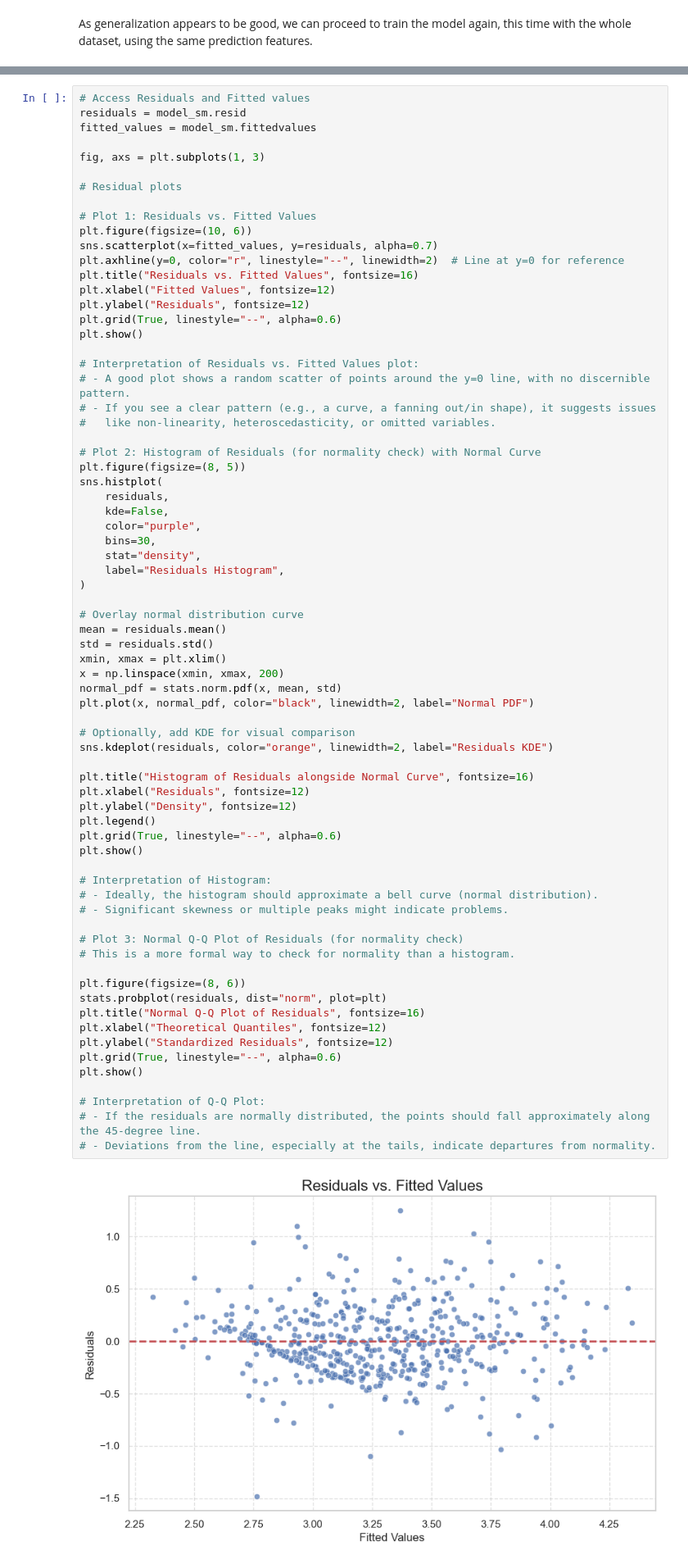
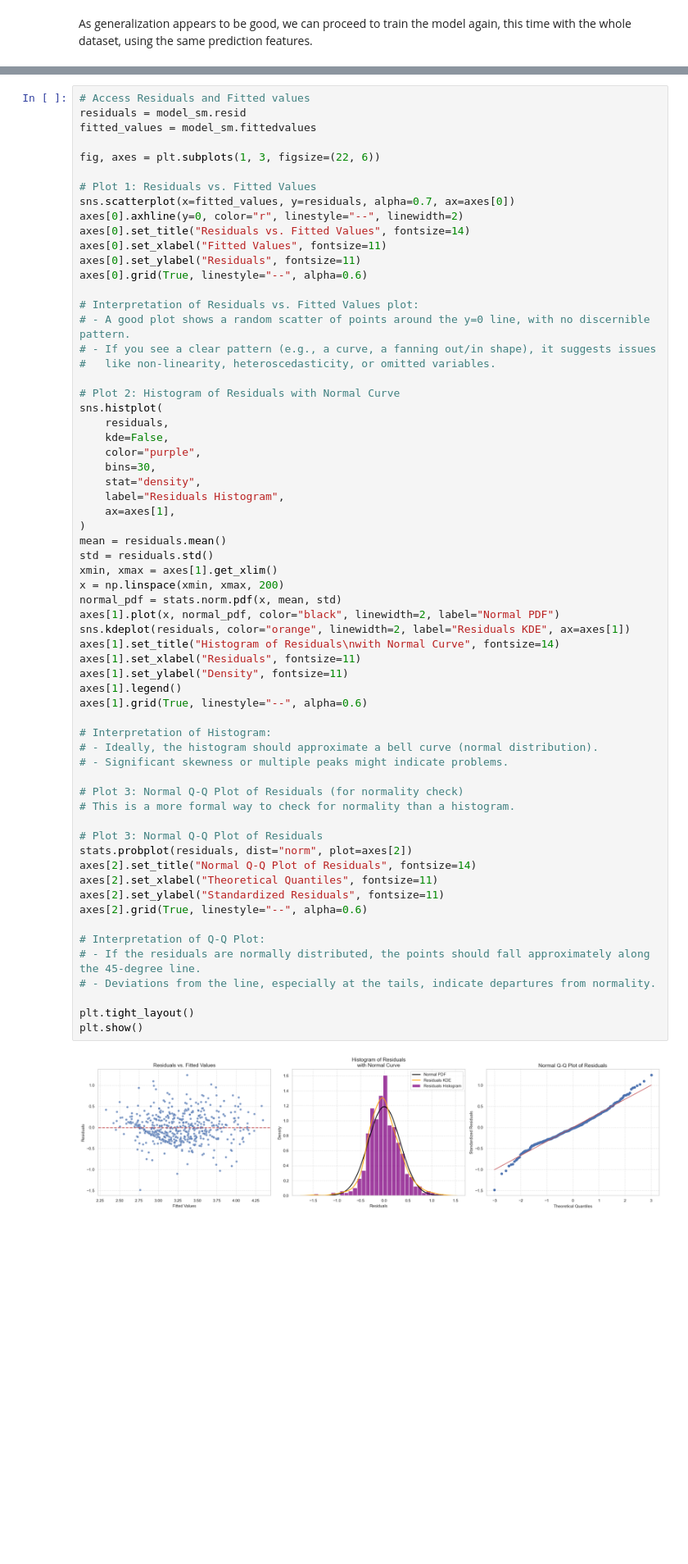
Before and after one commit to tulians/da-ga, a Jupyter notebook: analysis.ipynb, the cells around one changed output, grey strips where cells are left out. Shown at 82% size. Cells and saved outputs as stored; diff of their text form; blank space fills up the shorter version.

Commit message:
residuals

```diff
--- a/analysis.ipynb
+++ b/analysis.ipynb
@@ -717,71 +717,63 @@ strong multicollinearity or other numerical problems.
 residuals = model_sm.resid
 fitted_values = model_sm.fittedvalues
 
-fig, axs = plt.subplots(1, 3)
-
-# Residual plots
+fig, axes = plt.subplots(1, 3, figsize=(22, 6))
 
 # Plot 1: Residuals vs. Fitted Values
-plt.figure(figsize=(10, 6))
-sns.scatterplot(x=fitted_values, y=residuals, alpha=0.7)
-plt.axhline(y=0, color="r", linestyle="--", linewidth=2)  # Line at y=0 for reference
-plt.title("Residuals vs. Fitted Values", fontsize=16)
-plt.xlabel("Fitted Values", fontsize=12)
-plt.ylabel("Residuals", fontsize=12)
-plt.grid(True, linestyle="--", alpha=0.6)
-plt.show()
+sns.scatterplot(x=fitted_values, y=residuals, alpha=0.7, ax=axes[0])
+axes[0].axhline(y=0, color="r", linestyle="--", linewidth=2)
+axes[0].set_title("Residuals vs. Fitted Values", fontsize=14)
+axes[0].set_xlabel("Fitted Values", fontsize=11)
+axes[0].set_ylabel("Residuals", fontsize=11)
+axes[0].grid(True, linestyle="--", alpha=0.6)
 
 # Interpretation of Residuals vs. Fitted Values plot:
 # - A good plot shows a random scatter of points around the y=0 line, with no discernible pattern.
 # - If you see a clear pattern (e.g., a curve, a fanning out/in shape), it suggests issues
 #   like non-linearity, heteroscedasticity, or omitted variables.
 
-# Plot 2: Histogram of Residuals (for normality check) with Normal Curve
-plt.figure(figsize=(8, 5))
+# Plot 2: Histogram of Residuals with Normal Curve
 sns.histplot(
     residuals,
     kde=False,
     color="purple",
     bins=30,
     stat="density",
     label="Residuals Histogram",
+    ax=axes[1],
 )
-
-# Overlay normal distribution curve
 mean = residuals.mean()
 std = residuals.std()
-xmin, xmax = plt.xlim()
+xmin, xmax = axes[1].get_xlim()
 x = np.linspace(xmin, xmax, 200)
 normal_pdf = stats.norm.pdf(x, mean, std)
-plt.plot(x, normal_pdf, color="black", linewidth=2, label="Normal PDF")
-
-# Optionally, add KDE for visual comparison
-sns.kdeplot(residuals, color="orange", linewidth=2, label="Residuals KDE")
-
-plt.title("Histogram of Residuals alongside Normal Curve", fontsize=16)
-plt.xlabel("Residuals", fontsize=12)
-plt.ylabel("Density", fontsize=12)
-plt.legend()
-plt.grid(True, linestyle="--", alpha=0.6)
-plt.show()
+axes[1].plot(x, normal_pdf, color="black", linewidth=2, label="Normal PDF")
+sns.kdeplot(residuals, color="orange", linewidth=2, label="Residuals KDE", ax=axes[1])
+axes[1].set_title("Histogram of Residuals\nwith Normal Curve", fontsize=14)
+axes[1].set_xlabel("Residuals", fontsize=11)
+axes[1].set_ylabel("Density", fontsize=11)
+axes[1].legend()
+axes[1].grid(True, linestyle="--", alpha=0.6)
 
 # Interpretation of Histogram:
 # - Ideally, the histogram should approximate a bell curve (normal distribution).
 # - Significant skewness or multiple peaks might indicate problems.
 
 # Plot 3: Normal Q-Q Plot of Residuals (for normality check)
 # This is a more formal way to check for normality than a histogram.
 
-plt.figure(figsize=(8, 6))
-stats.probplot(residuals, dist="norm", plot=plt)
-plt.title("Normal Q-Q Plot of Residuals", fontsize=16)
-plt.xlabel("Theoretical Quantiles", fontsize=12)
-plt.ylabel("Standardized Residuals", fontsize=12)
-plt.grid(True, linestyle="--", alpha=0.6)
-plt.show()
+# Plot 3: Normal Q-Q Plot of Residuals
+stats.probplot(residuals, dist="norm", plot=axes[2])
+axes[2].set_title("Normal Q-Q Plot of Residuals", fontsize=14)
+axes[2].set_xlabel("Theoretical Quantiles", fontsize=11)
+axes[2].set_ylabel("Standardized Residuals", fontsize=11)
+axes[2].grid(True, linestyle="--", alpha=0.6)
 
 # Interpretation of Q-Q Plot:
 # - If the residuals are normally distributed, the points should fall approximately along the 45-degree line.
 # - Deviations from the line, especially at the tails, indicate departures from normality.
+
+plt.tight_layout()
+plt.show()
 # %% [output]
-[figure, old version]
+[figure, new version]
```
Also changed, not shown: parts of 1 cell of this notebook.
